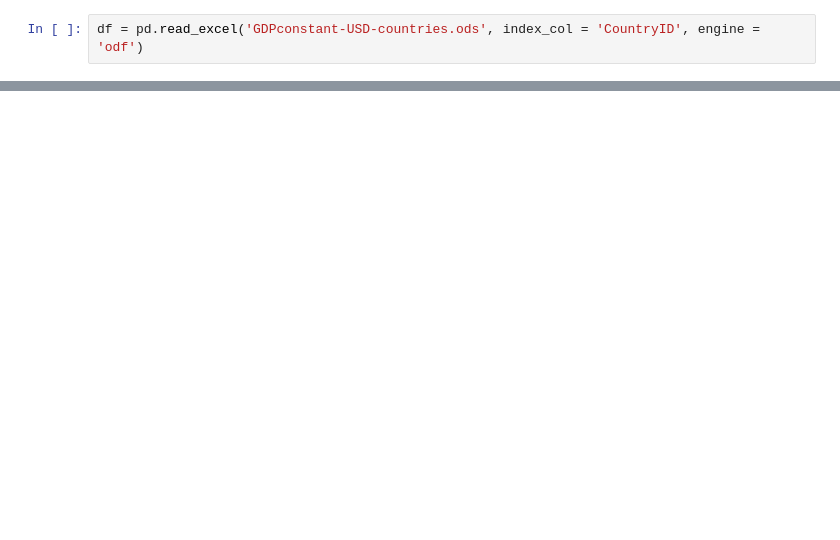
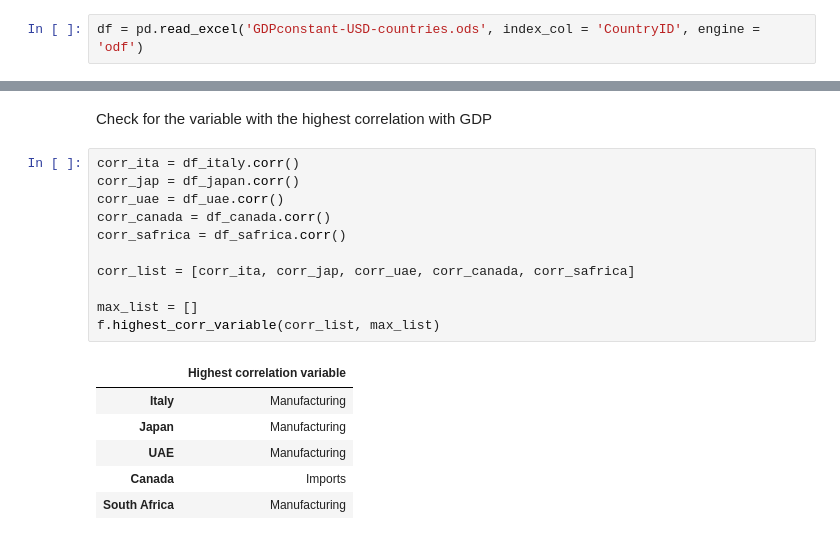
Before and after one commit to dariogemo/UNIVR-SMDS, a Jupyter notebook: prova.ipynb, the cells around one changed output, grey strips where cells are left out. Saved outputs shown, nothing was run; the diff lists cells and outputs as text; blank space fills up the shorter version.

```diff
--- a/prova.ipynb
+++ b/prova.ipynb
@@ -61,0 +122,20 @@ df_canada
+# %% [markdown]
+Check for the variable with the highest correlation with GDP
+# %%
+corr_ita = df_italy.corr()
+corr_jap = df_japan.corr()
+corr_uae = df_uae.corr()
+corr_canada = df_canada.corr()
+corr_safrica = df_safrica.corr()
+
+corr_list = [corr_ita, corr_jap, corr_uae, corr_canada, corr_safrica]
+
+max_list = []
+f.highest_corr_variable(corr_list, max_list)
+# %% [output]
+|  | Highest correlation variable |
+| Italy | Manufacturing |
+| Japan | Manufacturing |
+| UAE | Manufacturing |
+| Canada | Imports |
+| South Africa | Manufacturing |
```
Also changed, not shown: parts of 21 cells of this notebook, 1 other file.
